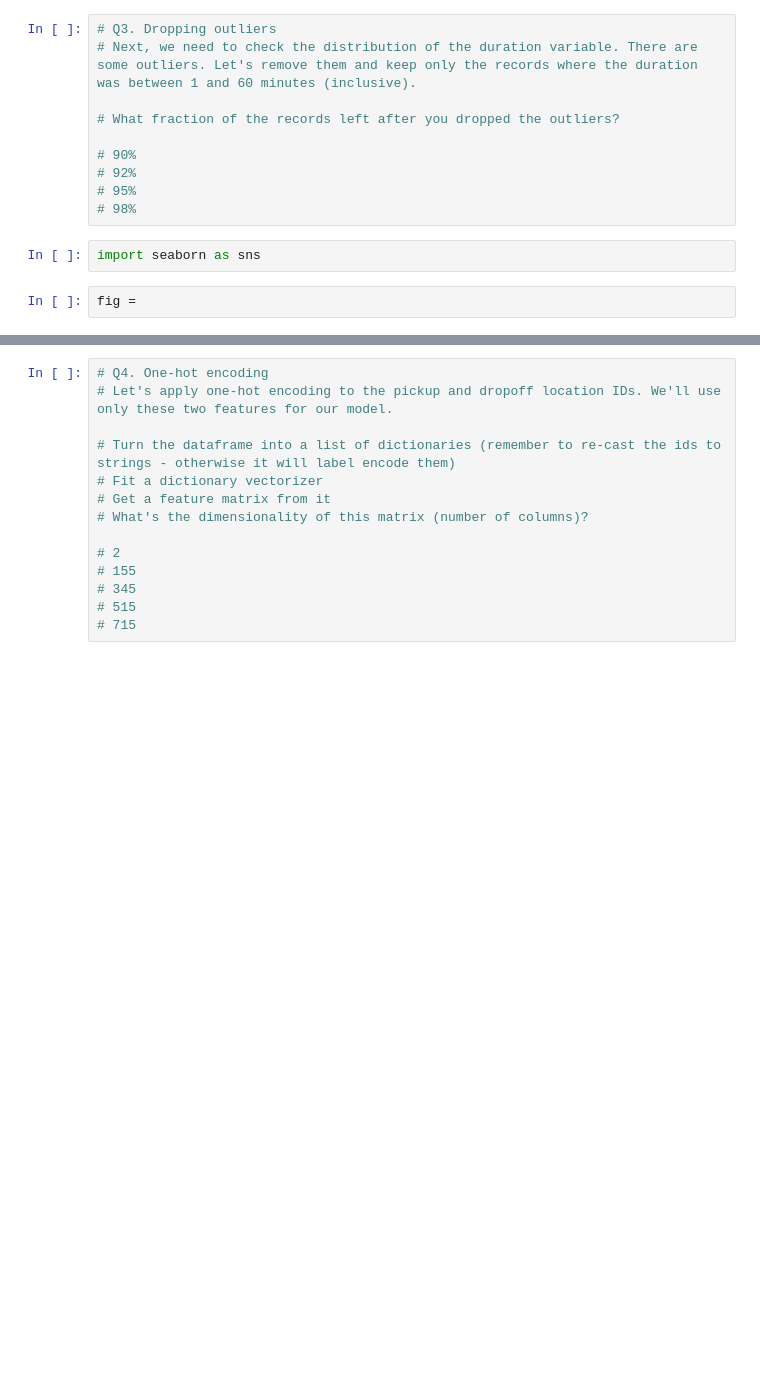
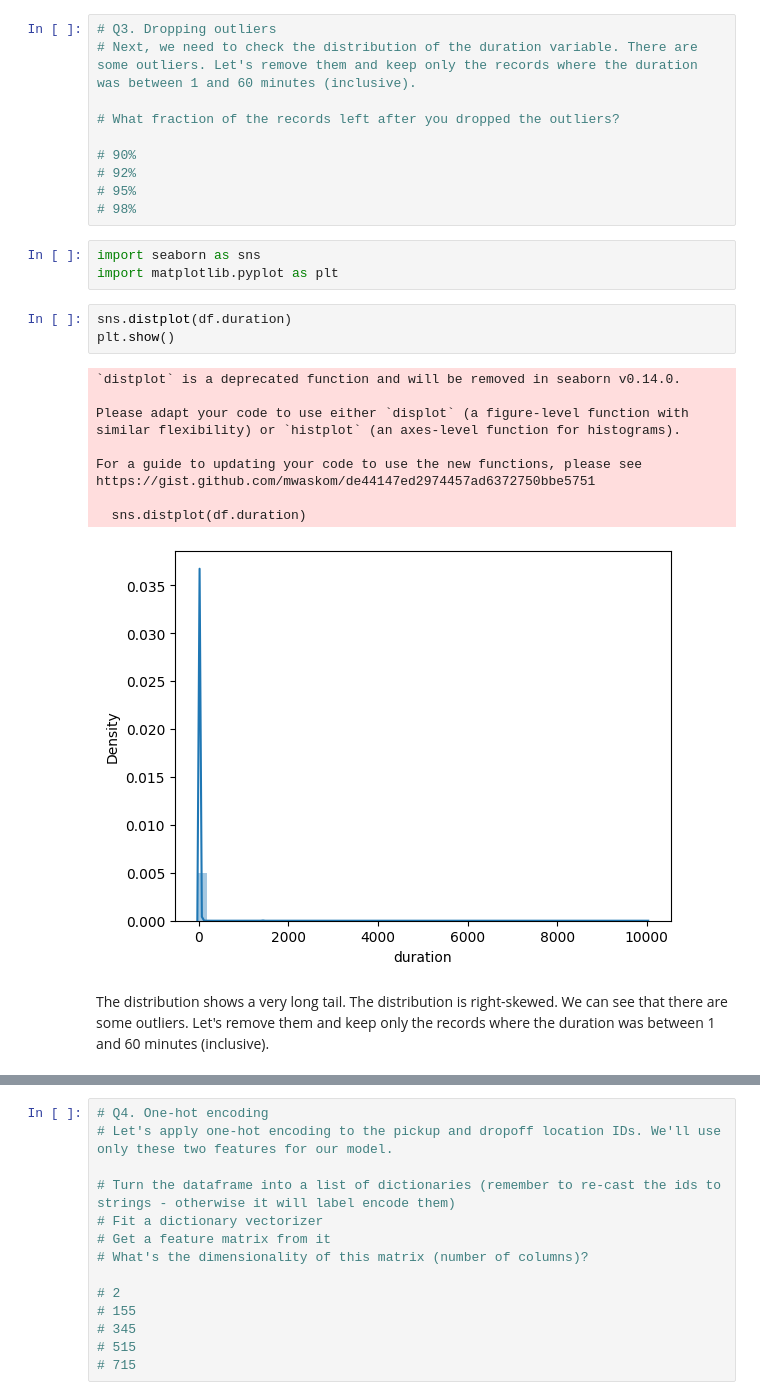
Before and after one commit to helloecho12345/mlops-zoomcamp, a Jupyter notebook: 01-intro/homework.ipynb, the cells around one changed output, grey strips where cells are left out. Drawn from its saved outputs; the diff is of its cells as text; blank space fills up the shorter version.

```diff
--- a/01-intro/homework.ipynb
+++ b/01-intro/homework.ipynb
@@ -162,5 +155,23 @@ df.describe()
 # 98%
 # %%
 import seaborn as sns
+import matplotlib.pyplot as plt
 # %%
-fig =
+sns.distplot(df.duration)
+plt.show()
+# %% [output]
+`distplot` is a deprecated function and will be removed in seaborn v0.14.0.
+
+Please adapt your code to use either `displot` (a figure-level function with
+similar flexibility) or `histplot` (an axes-level function for histograms).
+
+For a guide to updating your code to use the new functions, please see
+https://gist.github.com/mwaskom/de44147ed2974457ad6372750bbe5751
+
+  sns.distplot(df.duration)
+[figure, added]
+# %% [markdown]
+The distribution shows a very long tail.
+The distribution is right-skewed.
+We can see that there are some outliers.
+Let's remove them and keep only the records where the duration was between 1 and 60 minutes (inclusive).
```
Also changed, not shown: parts of 11 cells of this notebook.
